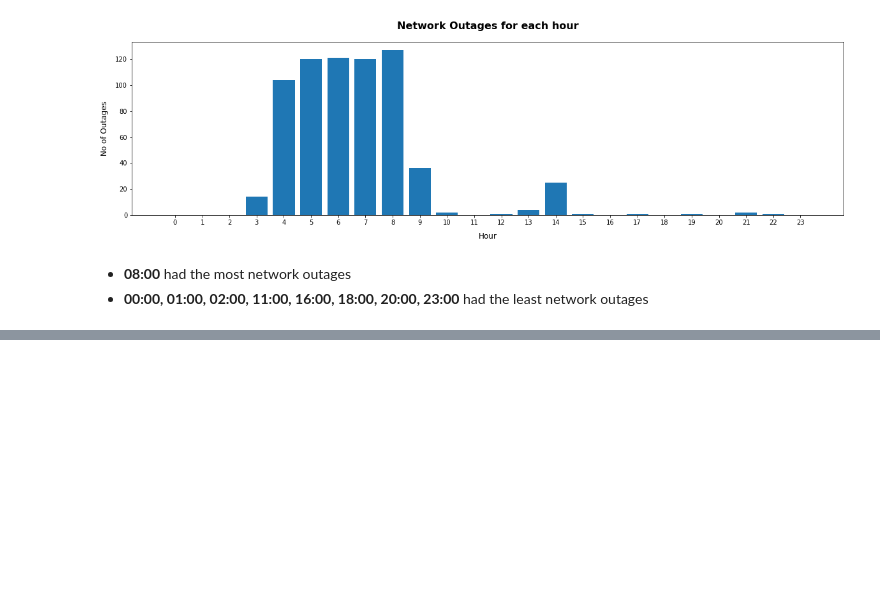
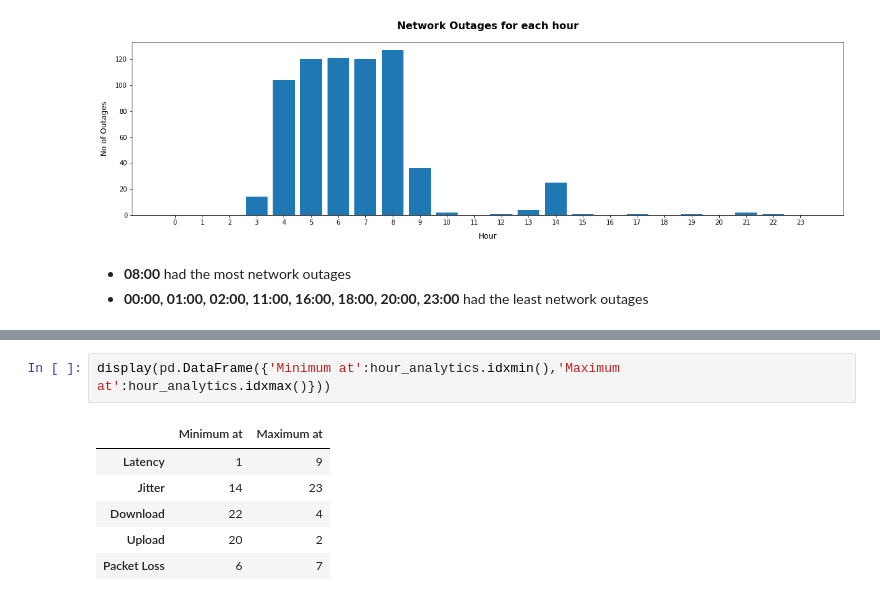
Before and after one commit to shanthiii/Internet-Analysis-Project, a Jupyter notebook: Internet_Analysis.ipynb, the cells around one changed output, grey strips where cells are left out. Cells and saved outputs as stored; diff of their text form; blank space fills up the shorter version.

```diff
--- a/Internet_Analysis.ipynb
+++ b/Internet_Analysis.ipynb
@@ -147,0 +196,9 @@ plt.show()
+# %%
+display(pd.DataFrame({'Minimum at':hour_analytics.idxmin(),'Maximum at':hour_analytics.idxmax()}))
+# %% [output]
+|  | Minimum at | Maximum at |
+| Latency | 1 | 9 |
+| Jitter | 14 | 23 |
+| Download | 22 | 4 |
+| Upload | 20 | 2 |
+| Packet Loss | 6 | 7 |
```
Also changed, not shown: parts of 7 cells of this notebook.
